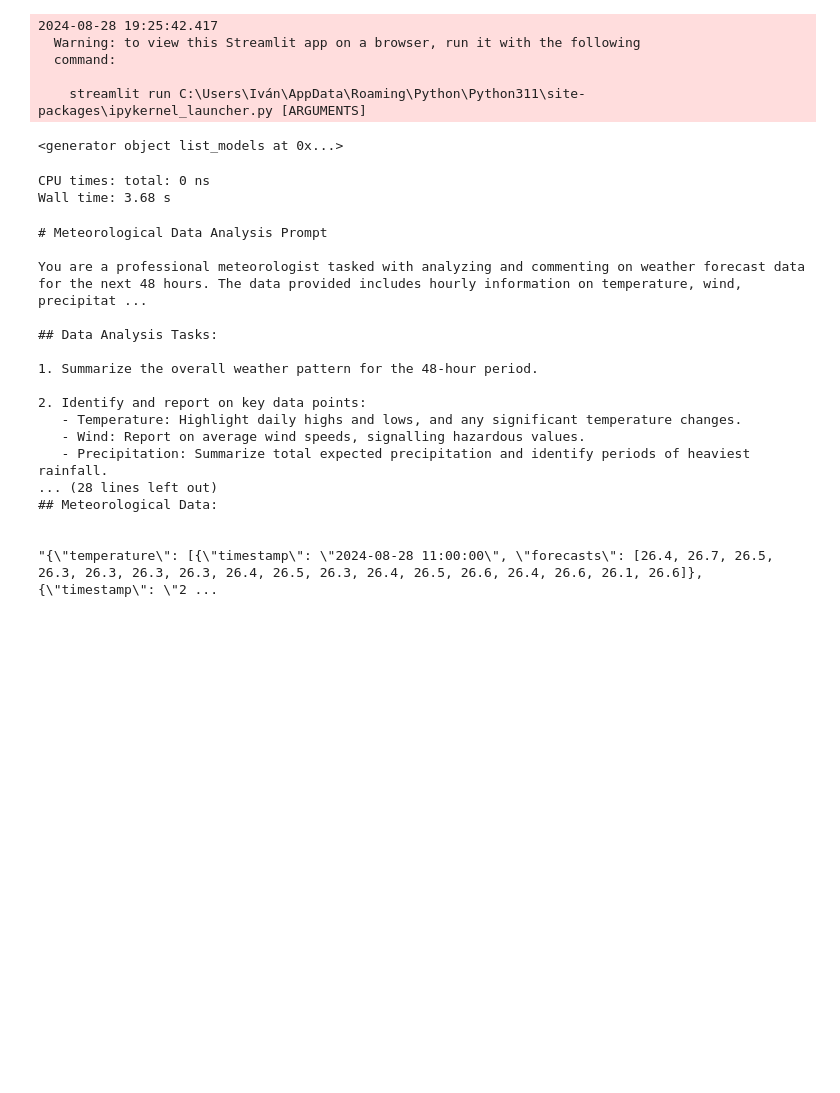
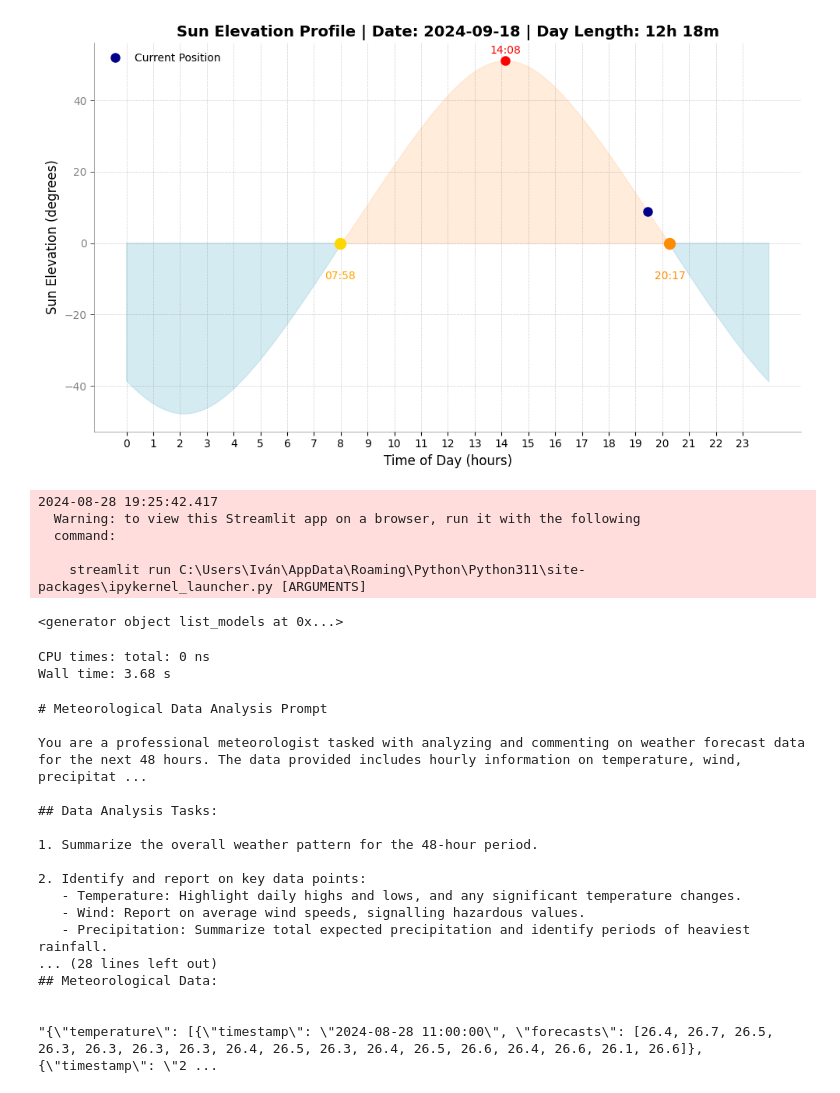
Before and after one commit to ivan5cg/Meteo, a Jupyter notebook: meteo dash.ipynb, the cells around one changed output. Drawn from its saved outputs; the diff is of its cells as text; code cells hidden in the pictures; blank space fills up the shorter version.

```diff
--- a/meteo dash.ipynb
+++ b/meteo dash.ipynb
@@ -10,3 +249,7 @@ from scipy.stats import percentileofscore
+# %%
+plot_sun_elevation(40.41144776110279, -3.6787949052050672, 'Europe/Madrid')
+# %% [output]
+[figure, added]
 # %%
 def get_arome_data(url):
 
```
Also changed, not shown: parts of 2 cells of this notebook, 1 other file.
